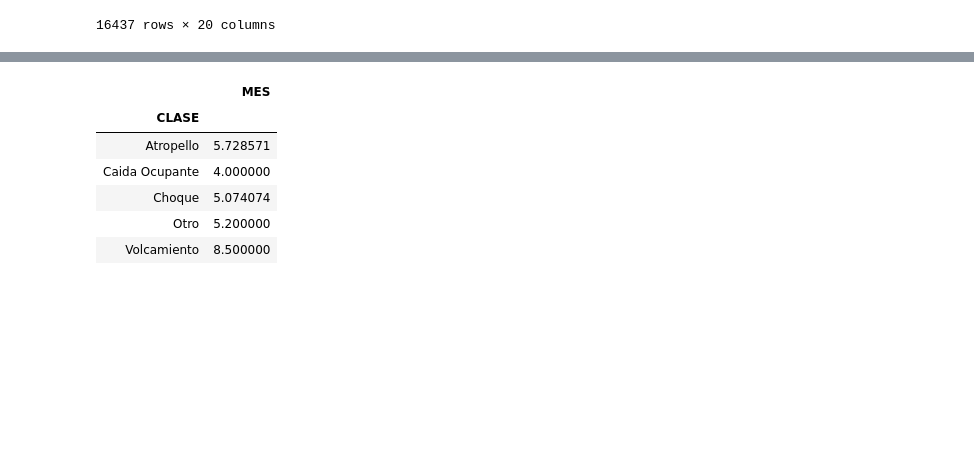
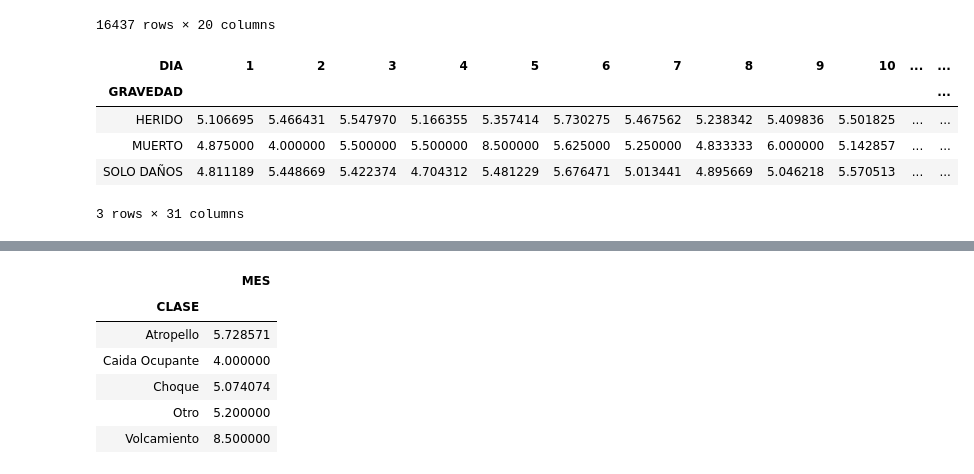
Before and after one commit to jacobo193/analisisBaseDeDatos, a Jupyter notebook: exploracion_base_de_datos.ipynb, the cells around one changed output, grey strips where cells are left out. Cells and saved outputs as stored; diff of their text form; code cells hidden in the pictures; blank space fills up the shorter version.

```diff
--- a/exploracion_base_de_datos.ipynb
+++ b/exploracion_base_de_datos.ipynb
@@ -133,0 +136,9 @@ accidenete_herido
+# %%
+accidente_DIA_mes
+# %% [output]
+| DIA | 1 | 2 | 3 | 4 | 5 | 6 | 7 | 8 | 9 | 10 | ... | ... |
+| GRAVEDAD |  |  |  |  |  |  |  |  |  |  |  | ... |
+| HERIDO | 5.106695 | 5.466431 | 5.547970 | 5.166355 | 5.357414 | 5.730275 | 5.467562 | 5.238342 | 5.409836 | 5.501825 | ... | ... |
+| MUERTO | 4.875000 | 4.000000 | 5.500000 | 5.500000 | 8.500000 | 5.625000 | 5.250000 | 4.833333 | 6.000000 | 5.142857 | ... | ... |
+| SOLO DAÑOS | 4.811189 | 5.448669 | 5.422374 | 4.704312 | 5.481229 | 5.676471 | 5.013441 | 4.895669 | 5.046218 | 5.570513 | ... | ... |
+3 rows × 31 columns
```
Also changed, not shown: parts of 53 cells of this notebook.
